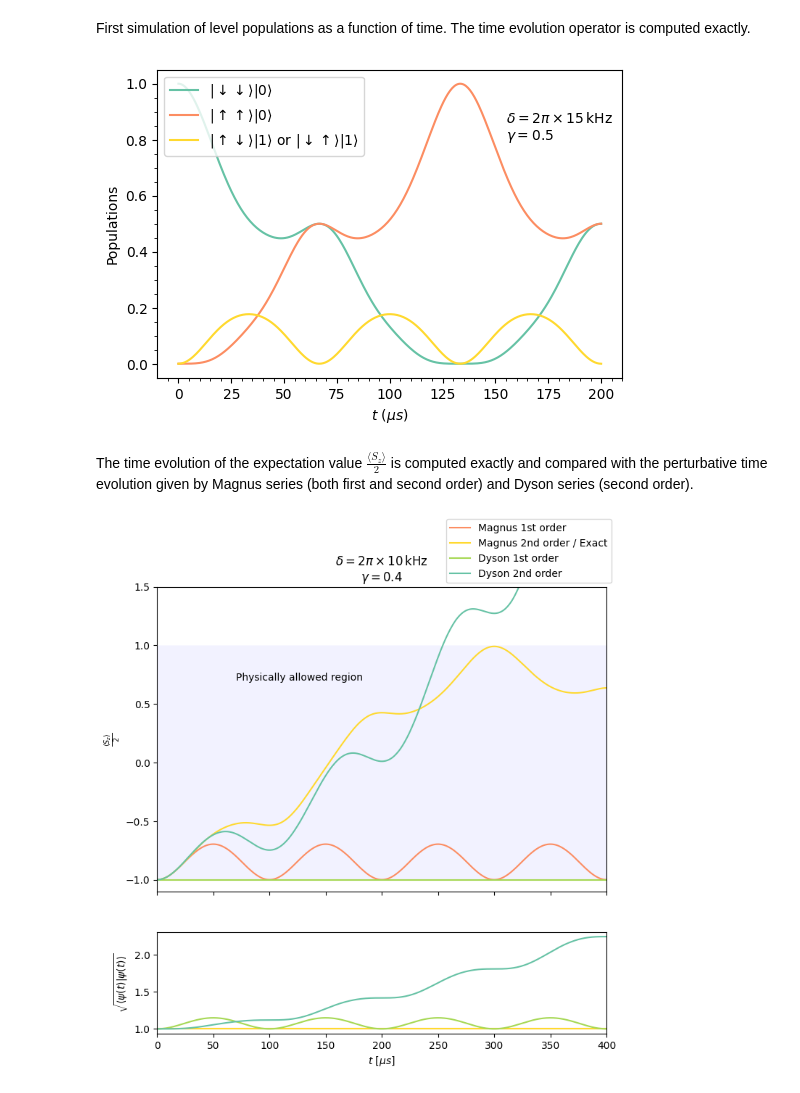
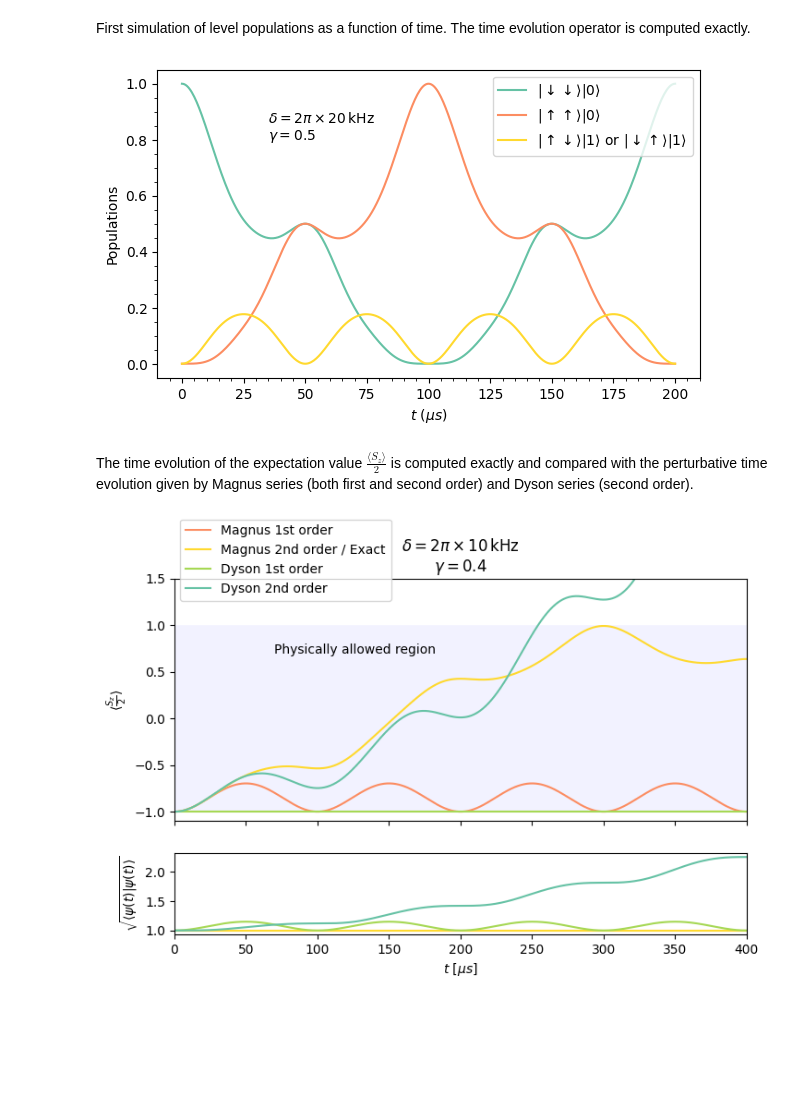
Before and after one commit to diegoscantam/perturbations, a Jupyter notebook: simulation.ipynb, the cells around one changed output. Drawn from its saved outputs; the diff is of its cells as text; code cells hidden in the pictures; blank space fills up the shorter version.

```diff
--- a/simulation.ipynb
+++ b/simulation.ipynb
@@ -111,16 +115,16 @@ def expectation_z(state):
 # %% [markdown]
 First simulation of level populations as a function of time. The time evolution operator is computed exactly.
 # %%
+############## PARAMETERS ##############
 # Frequencies ratio gamma = Omega/delta
 freq_ratio = 0.5
-
 # Detune frequency
-delta = 2*pi*0.015 # 2pi x MHz
-
+delta = 2*pi*0.02 # 2pi x MHz
 # time step
 dt = .5 # micro s
 # final time
 t_fin = 200 # micro s
+########################################
 # number of time steps
 t_steps = t_fin/dt
 # time vector
@@ -130,37 +134,42 @@ t= np.arange(0, t_fin + dt, dt)
 pop00 = []
 pop11 = []
 pop10 = []
 pop1001_excited = []
 # Compute state at time t and calculate probability amplitude
 for kk in np.arange(0, int(t_steps)+1, 1):
 
     state = linalg.expm( M1(t[kk], freq_ratio, delta) +  M2(t[kk], freq_ratio, delta) ) @ gs
     #state = U(t[kk], freq_ratio, delta) @ gs
     pop00.append(np.abs(state[7])**2)
     pop11.append(np.abs(state[1]**2))
     pop1001_excited.append(0.5*np.abs(state[2])**2 + 0.5*np.abs(state[4])**2)
 
 # Plot of populations
 cmap = plt.get_cmap('Set2')
-w = 6
+w = 7
 h = 4
 fig = plt.figure(figsize=(w,h))
+
 
 plt.plot(t,pop00, color = cmap(0), label = '$| \downarrow \downarrow \\rangle | 0\\rangle$')
 plt.plot(t,pop11, color = cmap(1), label = '$| \\uparrow \\uparrow \\rangle | 0\\rangle$')
 plt.plot(t,pop1001_excited, color = cmap(5), label = '$|\\uparrow \\downarrow \\rangle |   1 \\rangle$ or $|\\downarrow \\uparrow\\rangle |   1 \\rangle$')
 #plt.plot(t, sum_pop)
 plt.xlabel('$t \,\,(\mu s)$')
 plt.ylabel('Populations')
 text = '$\delta = 2\pi\\times $' + str(round(1000*delta/(2*pi)))+ '$\,\mathrm{kHz}$\n$\gamma =$'\
         + str(round(freq_ratio,2))
-plt.text(155, 0.8,text)
+tl = text
+#plt.title(tl)
+plt.text(35, 0.8,text)
 plt.minorticks_on()
 plt.legend()
-
+save_fig = True
+if save_fig == True:
+    plt.savefig("../plots/populations.pdf")
 plt.show()
 # %% [output]
-[figure, old version]
+[figure, new version]
 # %% [markdown]
 The time evolution of the expectation value $\frac{\langle S_z\rangle}{2}$ is computed exactly and compared with the perturbative time evolution given by Magnus series (both first and second order) and Dyson series (second order).
 # %%
@@ -184,17 +193,16 @@ mean_z1 = []
 mean_z2 = []
 mean_z1d = []
 mean_z2d = []
-
+norm_z = []
 norm_z1 = []
 norm_z2 = []
 norm_z1d = []
 norm_z2d = []
 
-
 # ... evolve the state with different expansions
 for kk in np.arange(0, int(t_steps)+1, 1):
         # Exact:
-        state = U(t[kk], freq_ratio, delta) @ gs
+        #state = U(t[kk], freq_ratio, delta) @ gs
         # Magnus:
         state1 = linalg.expm(M1(t[kk], freq_ratio, delta)) @ gs
         state2 = linalg.expm(M1(t[kk], freq_ratio, delta) + M2(t[kk], freq_ratio, delta)) @ gs
@@ -210,6 +218,7 @@ for kk in np.arange(0, int(t_steps)+1, 1):
         mean_z1d.append(expectation_z(state1d))
         mean_z2d.append(expectation_z(state2d))
 
+        norm_z.append(linalg.norm(state))
         norm_z1.append( linalg.norm(state1))
         norm_z2.append( linalg.norm(state2))
         norm_z1d.append( linalg.norm(state1d))
@@ -218,7 +227,7 @@ for kk in np.arange(0, int(t_steps)+1, 1):
 # Plot of populations
 cmap = plt.get_cmap('Set2')
 w = 8
-h = 8
+h = 5
 
 tl = '$\delta = 2\pi\\times $' + str(round(1000*delta/(2*pi)))+ '$\,\mathrm{kHz}$\n$\gamma =$'\
         + str(round(freq_ratio,2))
@@ -226,7 +235,7 @@ tl = '$\delta = 2\pi\\times $' + str(round(1000*delta/(2*pi)))+ '$\,\mathrm{kHz}
 
 fig, axs = plt.subplots(2, figsize=(w,h), gridspec_kw={'height_ratios': [3,1]},sharex= True)
 
-#plt.plot(t, mean_z, color = 'k',label = 'Exact')
+#axs[0].plot(t, mean_z, color = 'k',label = 'Exact')
 axs[0].plot(t, mean_z1,  color = cmap(1), linestyle = 'solid',label = 'Magnus 1st order')
 axs[0].plot(t, mean_z2,  color = cmap(5), linestyle = 'solid',label = 'Magnus 2nd order / Exact')
 axs[0].plot(t, mean_z1d,  color = cmap(4), linestyle = 'solid',label = 'Dyson 1st order')
@@ -239,21 +248,25 @@ axs[0].set_xlim(0,400)
 axs[0].set_ylim(-1.1, 1.5)
 axs[0].set_title(tl)
 
+#axs[1].plot(t, norm_z,  color = 'k', linestyle = 'solid',label = 'Exact')
 axs[1].plot(t, norm_z1,  color = cmap(1), linestyle = 'solid',label = 'Magnus 1st order')
 axs[1].plot(t, norm_z2,  color = cmap(5), linestyle = 'solid',label = 'Magnus 2nd order / Exact')
 axs[1].plot(t, norm_z1d,  color = cmap(4), linestyle = 'solid',label = 'Dyson 1st order')
 axs[1].plot(t, norm_z2d,  color = cmap(0), linestyle = 'solid',label = 'Dyson 2nd order')
 
 # Labels setup
-axs[0].set(xlabel='$t$ [$\mu s$]', ylabel='$\\frac{\langle S_z\\rangle}{2}$')
+axs[0].set(xlabel='$t$ [$\mu s$]', ylabel='$\langle \\frac{S_z}{2}\\rangle}$')
 axs[1].set(xlabel='$t$ [$\mu s$]', ylabel='$\sqrt{\\langle \psi(t) | \psi(t)\\rangle }$')
+#axs[1].set_ylim(0.8,2.5)
 for ax in axs.flat:
     ax.label_outer()
 # Legend setup
 handles, labels = ax.get_legend_handles_labels()
 
-fig.legend(handles, labels, loc=(0.65,0.88))
-
+fig.legend(handles, labels, loc=(0.125,0.82))
+save_fig = True
+if save_fig == True:
+    plt.savefig("../plots/norm.pdf")
 plt.show()
 # %% [output]
-[figure, old version]
+[figure, new version]
```
Also changed, not shown: parts of 7 cells of this notebook, 6 other files.
